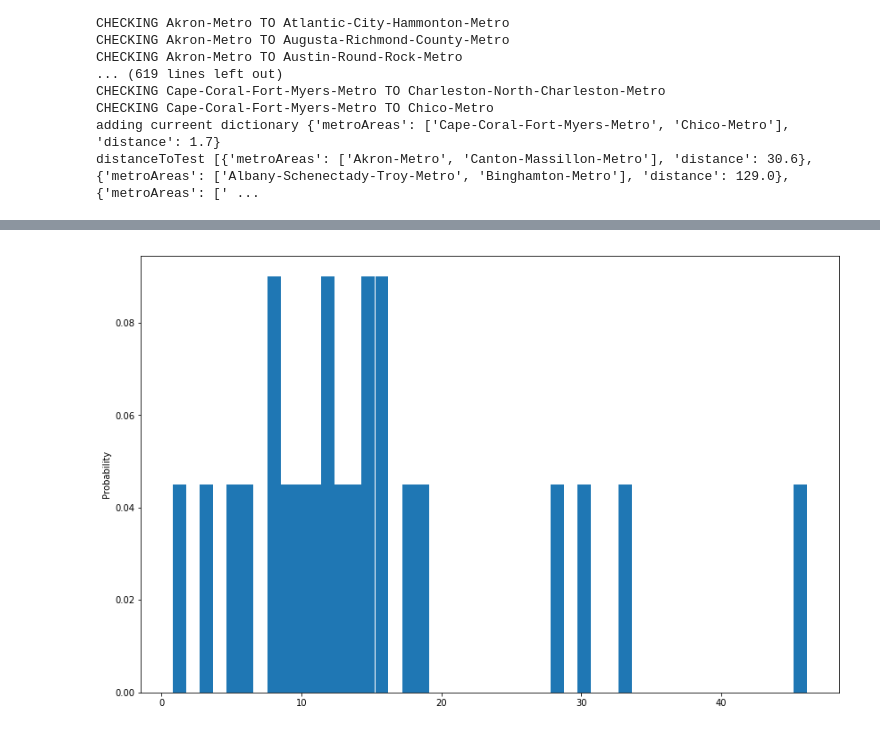
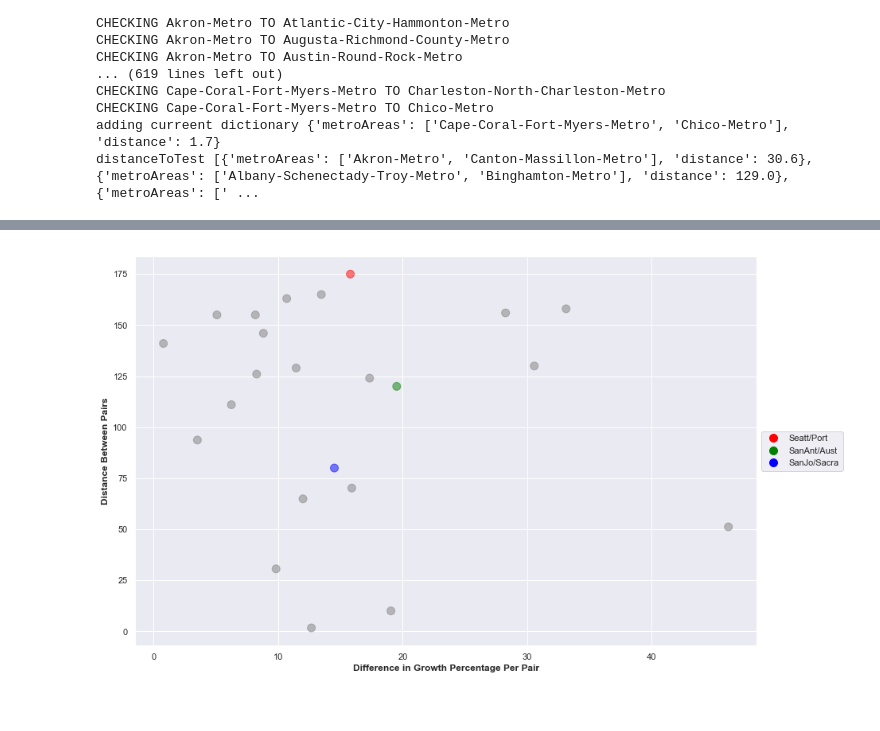
Before and after one commit to mrcjbf/project-one-repo, a Jupyter notebook: NotebooksAndData/homePrices.ipynb, the cells around one changed output, grey strips where cells are left out. Saved outputs shown, nothing was run; the diff lists cells and outputs as text; code cells hidden in the pictures.

```diff
--- a/NotebooksAndData/homePrices.ipynb
+++ b/NotebooksAndData/homePrices.ipynb
@@ -317,36 +297,63 @@ citDis = [{'metroAreas': ['Akron Metro', 'Canton Massillon Metro'],
   'distance': 64.9,
   'growthDifference': 11.993258519340657},
  {'metroAreas': ['Bridgeport Stamford Norwalk Metro', 'Burlington Metro'],
   'distance': 155.0,
   'growthDifference': 5.083351379717698},
  {'metroAreas': ['Buffalo Cheektowaga Niagara Falls Metro', 'Erie Metro'],
   'distance': 10.0,
   'growthDifference': 19.05957069166343},
  {'metroAreas': ['Burlington South Burlington Metro', 'Glens Falls Metro'],
   'distance': 93.7,
   'growthDifference': 3.513753166636077},
  {'metroAreas': ['Cape Coral Fort Myers Metro', 'Chico Metro'],
   'distance': 1.7,
   'growthDifference': 12.670214835438735},
  {'metroAreas': ['Seattle', 'Portland'],
   'distance': 175,
   'growthDifference': 15.79812604069653},
  {'metroAreas': ['San-Antonio', 'Austin'],
   'distance': 80,
   'growthDifference': 14.51463598671365},
  {'metroAreas': ['San-Jose', 'Sacramento'],
   'distance': 120,
-  'growthDifference': 14.51463598671365}]
+  'growthDifference': 19.52083109876496}]
 
 citDisses = []
 citPairs = []
+citGpercs = []
 
 for cd in citDis:
-    citDisses.append(cd['growthDifference'])
+    citGpercs.append(cd['growthDifference'])
     citPairs.append(cd['metroAreas'][0]+"/"+cd['metroAreas'][1])
+    citDisses.append(cd['distance'])
 
-colors = ['lime']
-plt.hist(citDisses, normed=True, bins=47, rwidth=0.99)
-plt.ylabel('Probability');
+# Function to map the colors as a list from the input list of x variables
+def pltcolor(citGpercs):
+    cols=[]
+    for l in citGpercs:
+        if l==15.79812604069653:
+            cols.append('red')
+        elif l==14.51463598671365:
+            cols.append('blue')
+        elif l==19.52083109876496:
+            cols.append('green')
+        else:
+            cols.append('gray')
+    return cols
+# Create the colors list using the function above
+cols=pltcolor(citGpercs)
+
+plt.scatter(citGpercs, citDisses, c=cols, alpha=0.5, s=100)
+custom_lines = [Line2D([], [], color='red', marker='o', linestyle='None',
+                          markersize=10, label='Seatt/Port'),
+                Line2D([], [], color='green', marker='o', linestyle='None',
+                          markersize=10, label='Aust/SanAnt'),
+                Line2D([], [], color='blue', marker='o', linestyle='None',
+                          markersize=10, label='SanJo/Sacra')]
+plt.legend(custom_lines, ['Seatt/Port', 'SanAnt/Aust', 'SanJo/Sacra'], loc='center left', bbox_to_anchor=(1.0, 0.5))
+plt.ylabel('Distance Between Pairs', fontweight='bold')
+plt.xlabel('Difference in Growth Percentage Per Pair', fontweight='bold')
+plt.savefig("../Output/CityPairsScatter.png")
+plt.show()
 # %% [output]
-[figure, old version]
+[figure, new version]
```
Also changed, not shown: parts of 1 cell of this notebook, 6 other files.
